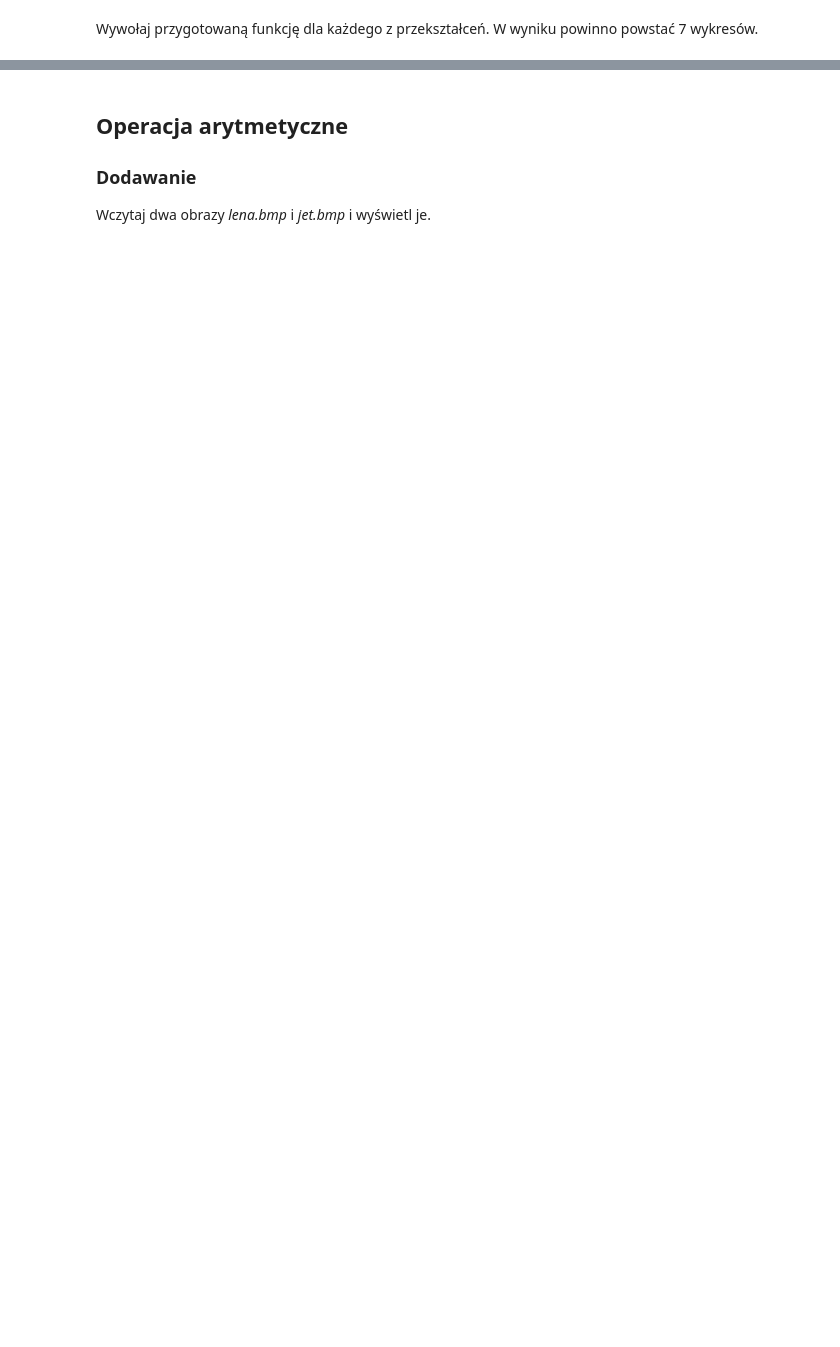
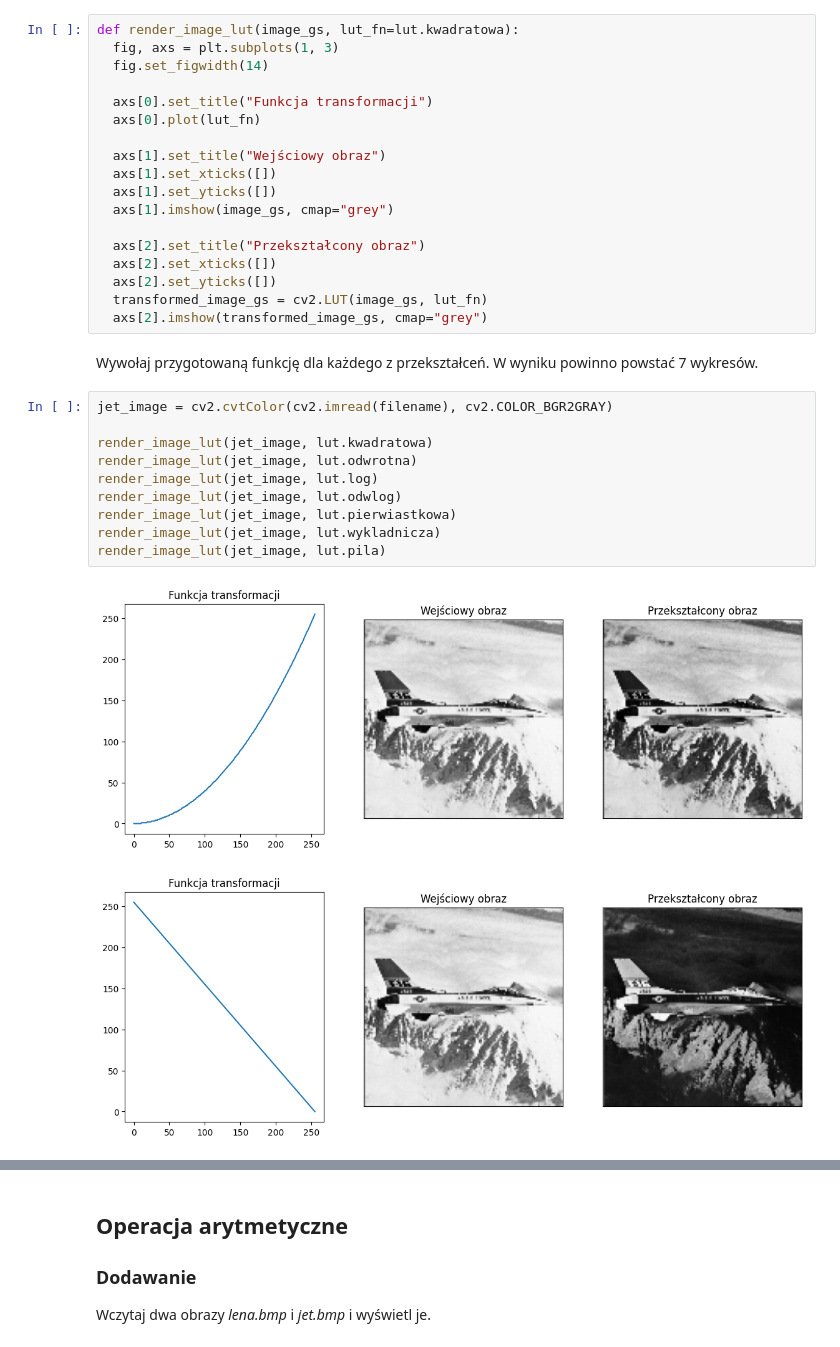
Before and after one commit to Szaroslav/introduction-to-digital-image-processing-agh-cs-course, a Jupyter notebook: lab2/lab2.ipynb, the cells around one changed output, grey strips where cells are left out. Saved outputs shown, nothing was run; the diff lists cells and outputs as text; blank space fills up the shorter version.

```diff
--- a/lab2/lab2.ipynb
+++ b/lab2/lab2.ipynb
@@ -71,6 +91,37 @@ Przypomnienie składni tworzenia funkcji w pythonie:
     Każdy z wykresów powinien być podpisany.
     _(W razie problemów można przypomnieć sobie te zagadnienia z laboratorium wprowadzającego)_
   - Jeśli wykres przekodowania jest zbyt rozciągnięty, można go wyrównać, np. `ax2.set_aspect('equal')`.
+# %%
+def render_image_lut(image_gs, lut_fn=lut.kwadratowa):
+  fig, axs = plt.subplots(1, 3)
+  fig.set_figwidth(14)
+
+  axs[0].set_title("Funkcja transformacji")
+  axs[0].plot(lut_fn)
+
+  axs[1].set_title("Wejściowy obraz")
+  axs[1].set_xticks([])
+  axs[1].set_yticks([])
+  axs[1].imshow(image_gs, cmap="grey")
+
+  axs[2].set_title("Przekształcony obraz")
+  axs[2].set_xticks([])
+  axs[2].set_yticks([])
+  transformed_image_gs = cv2.LUT(image_gs, lut_fn)
+  axs[2].imshow(transformed_image_gs, cmap="grey")
 # %% [markdown]
 Wywołaj przygotowaną funkcję dla każdego z przekształceń.
 W wyniku powinno powstać 7 wykresów.
+# %%
+jet_image = cv2.cvtColor(cv2.imread(filename), cv2.COLOR_BGR2GRAY)
+
+render_image_lut(jet_image, lut.kwadratowa)
+render_image_lut(jet_image, lut.odwrotna)
+render_image_lut(jet_image, lut.log)
+render_image_lut(jet_image, lut.odwlog)
+render_image_lut(jet_image, lut.pierwiastkowa)
+render_image_lut(jet_image, lut.wykladnicza)
+render_image_lut(jet_image, lut.pila)
+# %% [output]
+[figure, added]
+[figure, added]
```
Also changed, not shown: parts of 20 cells of this notebook, 5 other files.
